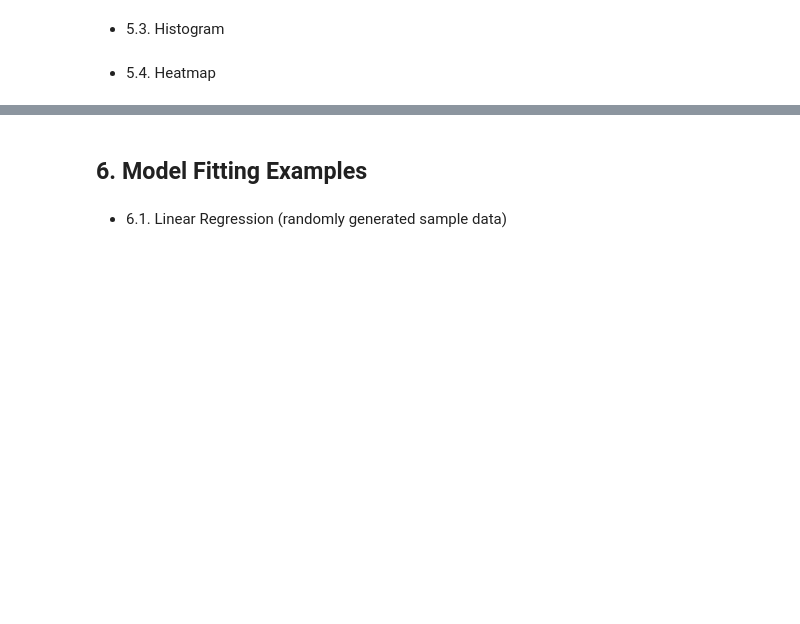
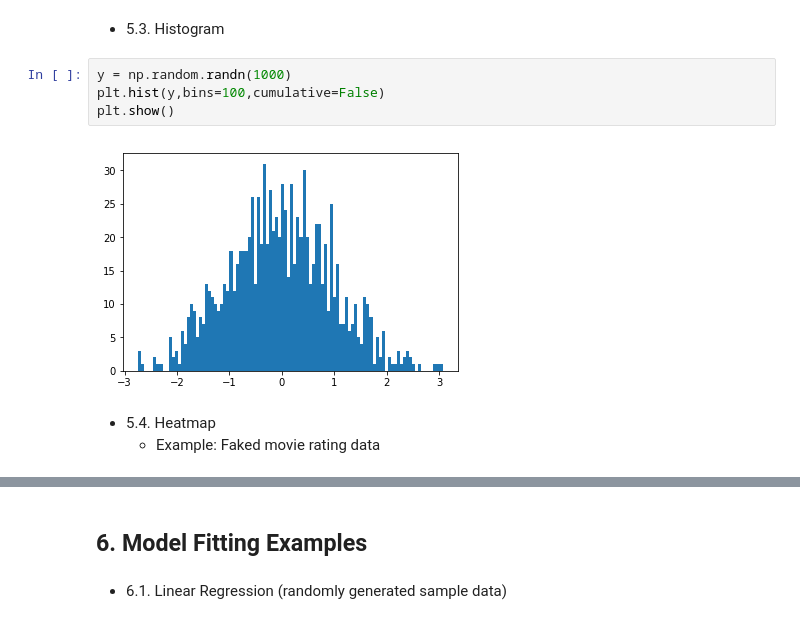
Before and after one commit to xiangshiyin/atl_meetup_20190302, a Jupyter notebook: notebook/demo_v1.ipynb, the cells around one changed output, grey strips where cells are left out. Saved outputs shown, nothing was run; the diff lists cells and outputs as text; blank space fills up the shorter version.

```diff
--- a/notebook/demo_v1.ipynb
+++ b/notebook/demo_v1.ipynb
@@ -612,4 +661,11 @@ address
 # %% [markdown]
 * 5.3. Histogram
+# %%
+y = np.random.randn(1000)
+plt.hist(y,bins=100,cumulative=False)
+plt.show()
+# %% [output]
+[figure, added]
 # %% [markdown]
 * 5.4. Heatmap
+    * Example: Faked movie rating data
```
Also changed, not shown: parts of 11 cells of this notebook, 3 other files.
